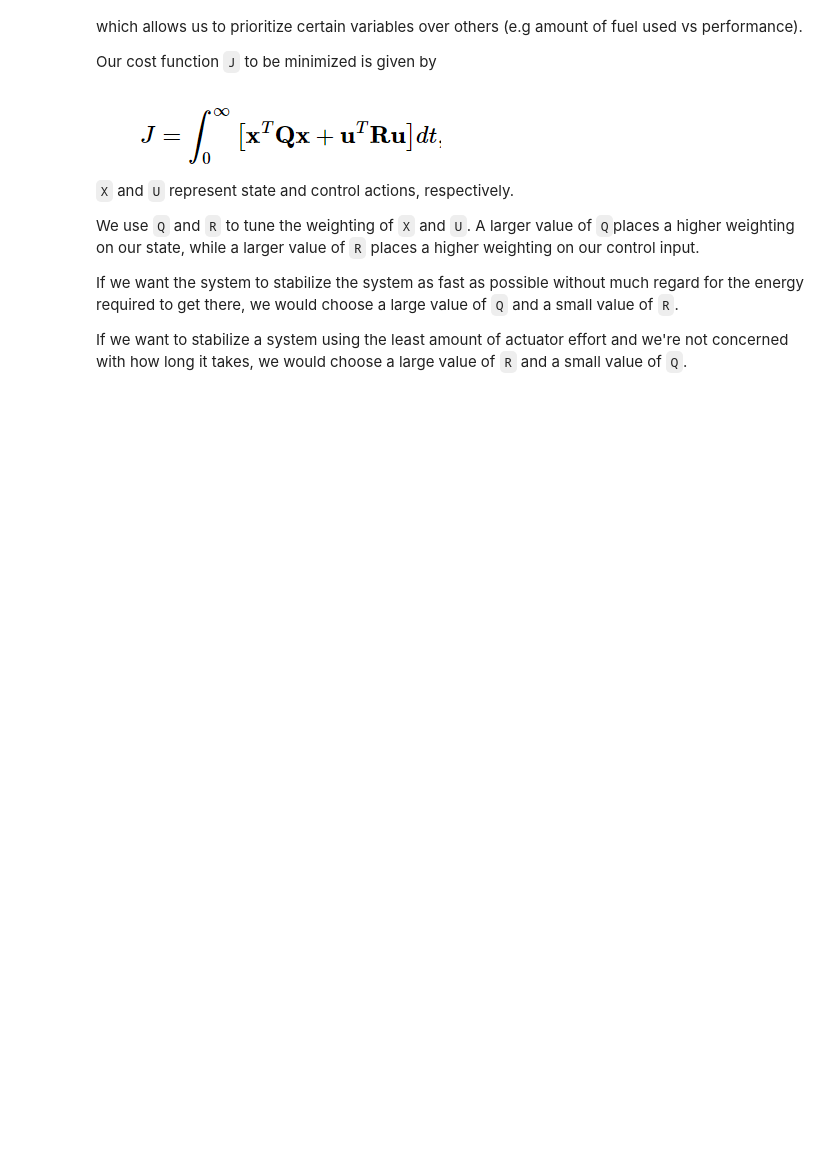
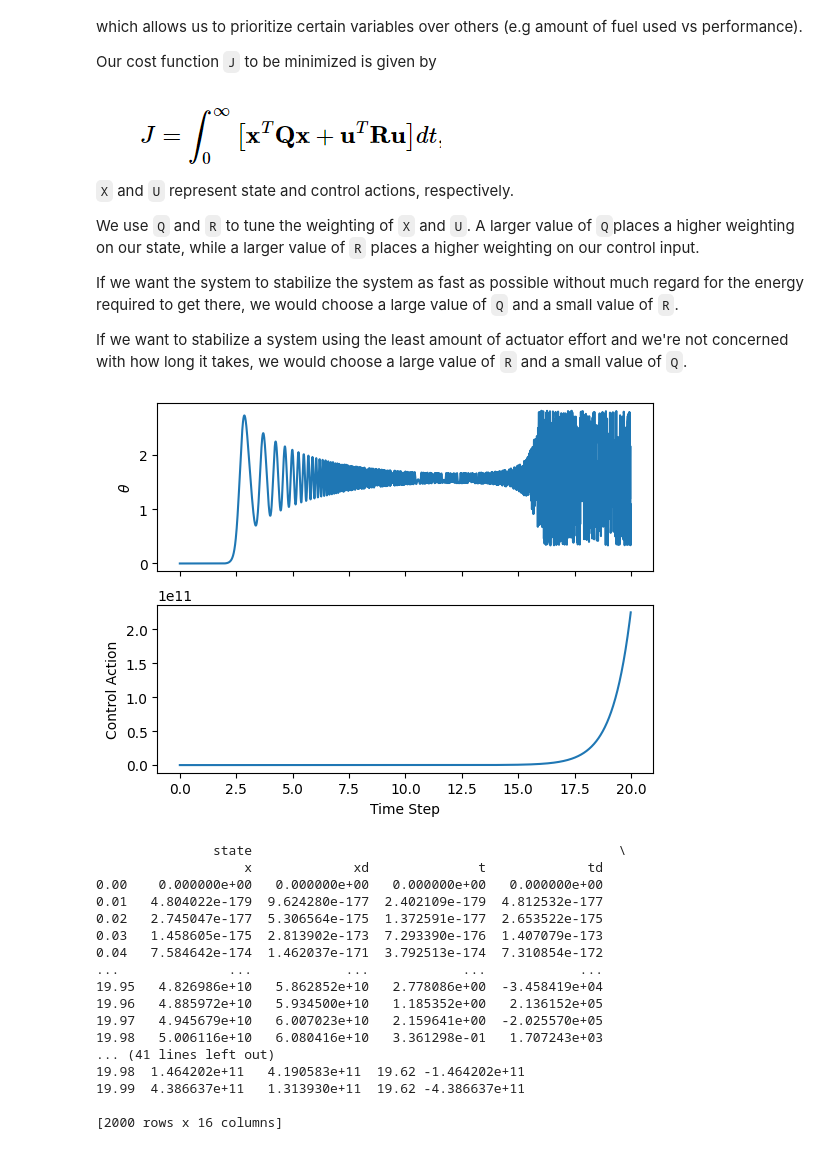
Before and after one commit to EASEL-UCI/pendsim, a Jupyter notebook: notebooks/LQR.ipynb, the cells around one changed output. Cells and saved outputs as stored; diff of their text form; code cells hidden in the pictures; blank space fills up the shorter version.

```diff
--- a/notebooks/LQR.ipynb
+++ b/notebooks/LQR.ipynb
@@ -24,16 +24,14 @@ pend = sim.Pendulum(
     2.0,  # Large mass, 2.0 kg
     1.0,  # Small mass, 1.0 kg
     2.0,  # length of arm, 2.0 meter
-    initial_state=np.array([0.0, 0.0, 0.1, 0.0]),
+    initial_state=np.array([0.0, 0.0, 0, 0.0]),
 )
 def force_func(t):
-    return 20 * np.exp( -(  ((t-2.0)/0.1)**2) )
+    return 1 * np.exp( -(  ((t-2.0)/0.1)**2) )
+    #return 0
 simu = sim.Simulation(dt, t_final, force_func)
 # simu = sim.Simulation(dt, t_final, lambda t: 0)
 # %%
 Q = 1*np.eye(4)
-R = np.eye(1)
+R = 2*np.eye(1)
 lqr_controller = controller.LQR(pend, dt, Q, R)
-
-this = lqr_controller.do_lqr(pend.jacA, pend.jacB, Q, R, np.array([[0], [0], [0], [0]]))
-print(np.squeeze(this) + 5)
@@ -54,9 +40,29 @@ print(f'discretejacA: \n{discrete_jacA}\n discretejacB: \n{discrete_jacB}')
 # %%
 fig, ax = plt.subplots(nrows=2, sharex=True)
-ax[0].plot(results[("state", "x")], label=r"$\theta$")
+ax[0].plot(results[("state", "t")], label=r"$\theta$")
 ax[0].set_ylabel(r"$\theta$")
 
 ax[1].plot(results[("control action", "control action")], label="Control Action")
 ax[1].set_ylabel("Control Action")
 ax[1].set_xlabel("Time Step")
 plt.show()
+print(results)
+# %% [output]
+[figure, added]
+               state                                               \
+                   x             xd              t             td
+0.00    0.000000e+00   0.000000e+00   0.000000e+00   0.000000e+00
+0.01   4.804022e-179  9.624280e-177  2.402109e-179  4.812532e-177
+0.02   2.745047e-177  5.306564e-175  1.372591e-177  2.653522e-175
+0.03   1.458605e-175  2.813902e-173  7.293390e-176  1.407079e-173
+0.04   7.584642e-174  1.462037e-171  3.792513e-174  7.310854e-172
+...              ...            ...            ...            ...
+19.95   4.826986e+10   5.862852e+10   2.778086e+00  -3.458419e+04
+19.96   4.885972e+10   5.934500e+10   1.185352e+00   2.136152e+05
+19.97   4.945679e+10   6.007023e+10   2.159641e+00  -2.025570e+05
+19.98   5.006116e+10   6.080416e+10   3.361298e-01   1.707243e+03
+... (41 lines left out)
+19.98  1.464202e+11   4.190583e+11  19.62 -1.464202e+11
+19.99  4.386637e+11   1.313930e+11  19.62 -4.386637e+11
+
+[2000 rows x 16 columns]
```
Also changed, not shown: parts of 3 cells of this notebook.
